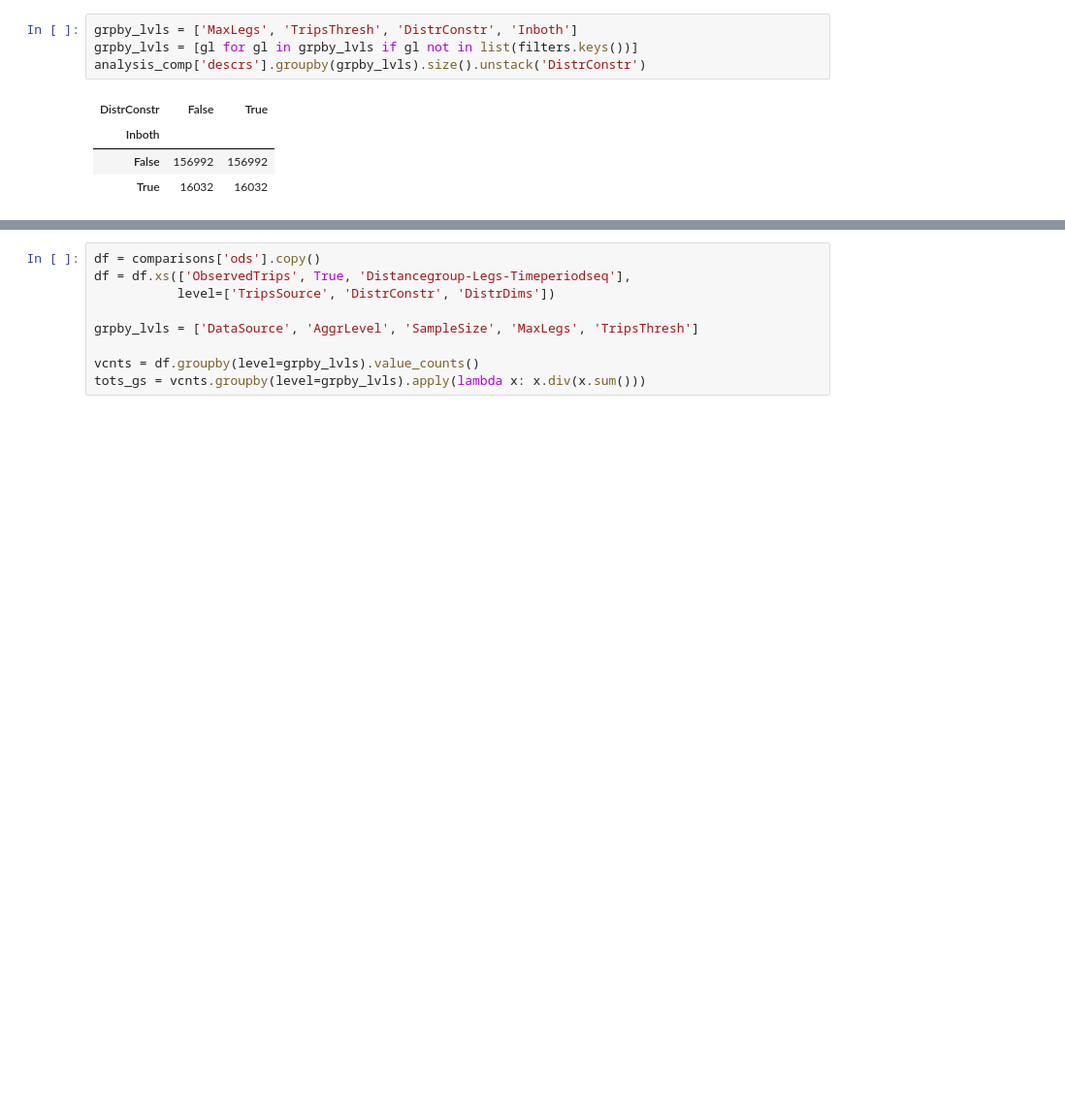
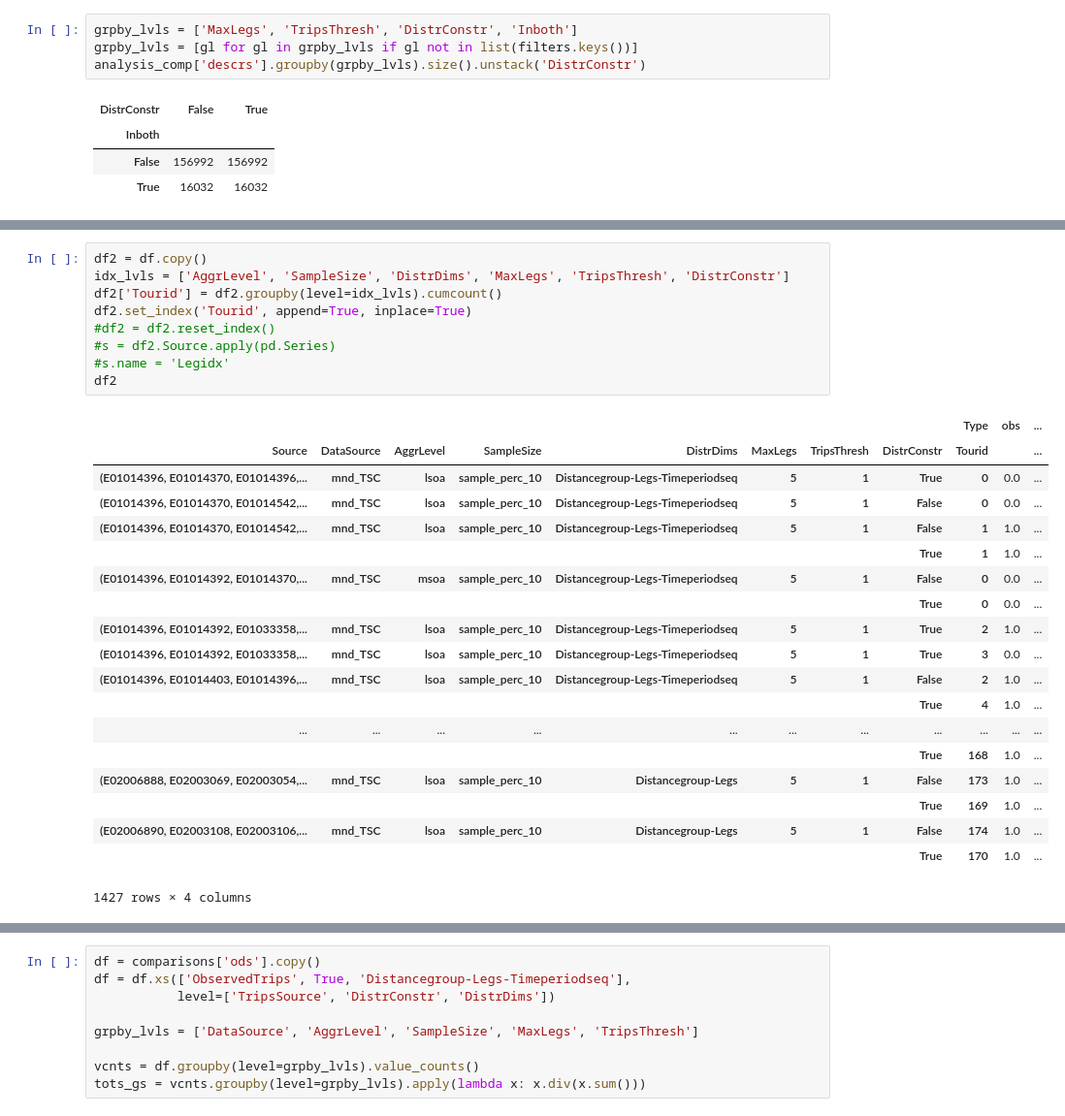
Before and after one commit to harisbal/od2trs, a Jupyter notebook: analysis/optimisation_results.ipynb, the cells around one changed output, grey strips where cells are left out. Shown at 97% size. Cells and saved outputs as stored; diff of their text form; blank space fills up the shorter version.

```diff
--- a/analysis/optimisation_results.ipynb
+++ b/analysis/optimisation_results.ipynb
@@ -477,3 +484,32 @@ df
+# %%
+df2 = df.copy()
+idx_lvls = ['AggrLevel', 'SampleSize', 'DistrDims', 'MaxLegs', 'TripsThresh', 'DistrConstr']
+df2['Tourid'] = df2.groupby(level=idx_lvls).cumcount()
+df2.set_index('Tourid', append=True, inplace=True)
+#df2 = df2.reset_index()
+#s = df2.Source.apply(pd.Series)
+#s.name = 'Legidx'
+df2
+# %% [output]
+|  |  |  |  |  |  |  |  | Type | obs | ... |
+| Source | DataSource | AggrLevel | SampleSize | DistrDims | MaxLegs | TripsThresh | DistrConstr | Tourid |  | ... |
+| (E01014396, E01014370, E01014396,... | mnd_TSC | lsoa | sample_perc_10 | Distancegroup-Legs-Timeperiodseq | 5 | 1 | True | 0 | 0.0 | ... |
+| (E01014396, E01014370, E01014542,... | mnd_TSC | lsoa | sample_perc_10 | Distancegroup-Legs-Timeperiodseq | 5 | 1 | False | 0 | 0.0 | ... |
+| (E01014396, E01014370, E01014542,... | mnd_TSC | lsoa | sample_perc_10 | Distancegroup-Legs-Timeperiodseq | 5 | 1 | False | 1 | 1.0 | ... |
+|  |  |  |  |  |  |  | True | 1 | 1.0 | ... |
+| (E01014396, E01014392, E01014370,... | mnd_TSC | msoa | sample_perc_10 | Distancegroup-Legs-Timeperiodseq | 5 | 1 | False | 0 | 0.0 | ... |
+|  |  |  |  |  |  |  | True | 0 | 0.0 | ... |
+| (E01014396, E01014392, E01033358,... | mnd_TSC | lsoa | sample_perc_10 | Distancegroup-Legs-Timeperiodseq | 5 | 1 | True | 2 | 1.0 | ... |
+| (E01014396, E01014392, E01033358,... | mnd_TSC | lsoa | sample_perc_10 | Distancegroup-Legs-Timeperiodseq | 5 | 1 | True | 3 | 0.0 | ... |
+| (E01014396, E01014403, E01014396,... | mnd_TSC | lsoa | sample_perc_10 | Distancegroup-Legs-Timeperiodseq | 5 | 1 | False | 2 | 1.0 | ... |
+|  |  |  |  |  |  |  | True | 4 | 1.0 | ... |
+| ... | ... | ... | ... | ... | ... | ... | ... | ... | ... | ... |
+|  |  |  |  |  |  |  | True | 168 | 1.0 | ... |
+| (E02006888, E02003069, E02003054,... | mnd_TSC | lsoa | sample_perc_10 | Distancegroup-Legs | 5 | 1 | False | 173 | 1.0 | ... |
+|  |  |  |  |  |  |  | True | 169 | 1.0 | ... |
+| (E02006890, E02003108, E02003106,... | mnd_TSC | lsoa | sample_perc_10 | Distancegroup-Legs | 5 | 1 | False | 174 | 1.0 | ... |
+|  |  |  |  |  |  |  | True | 170 | 1.0 | ... |
+1427 rows × 4 columns
 # %%
 df = comparisons['descrs'].copy()
 df.head()
```
Also changed, not shown: parts of 11 cells of this notebook, 2 other files.
